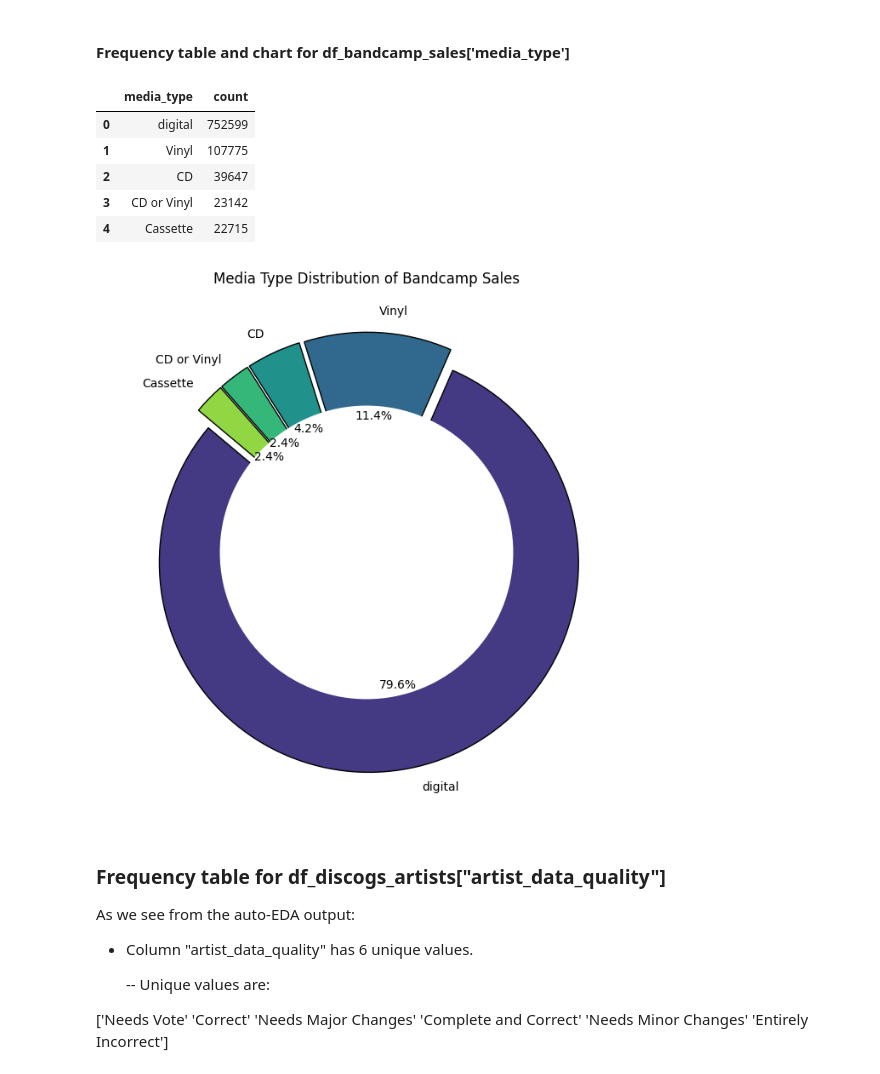
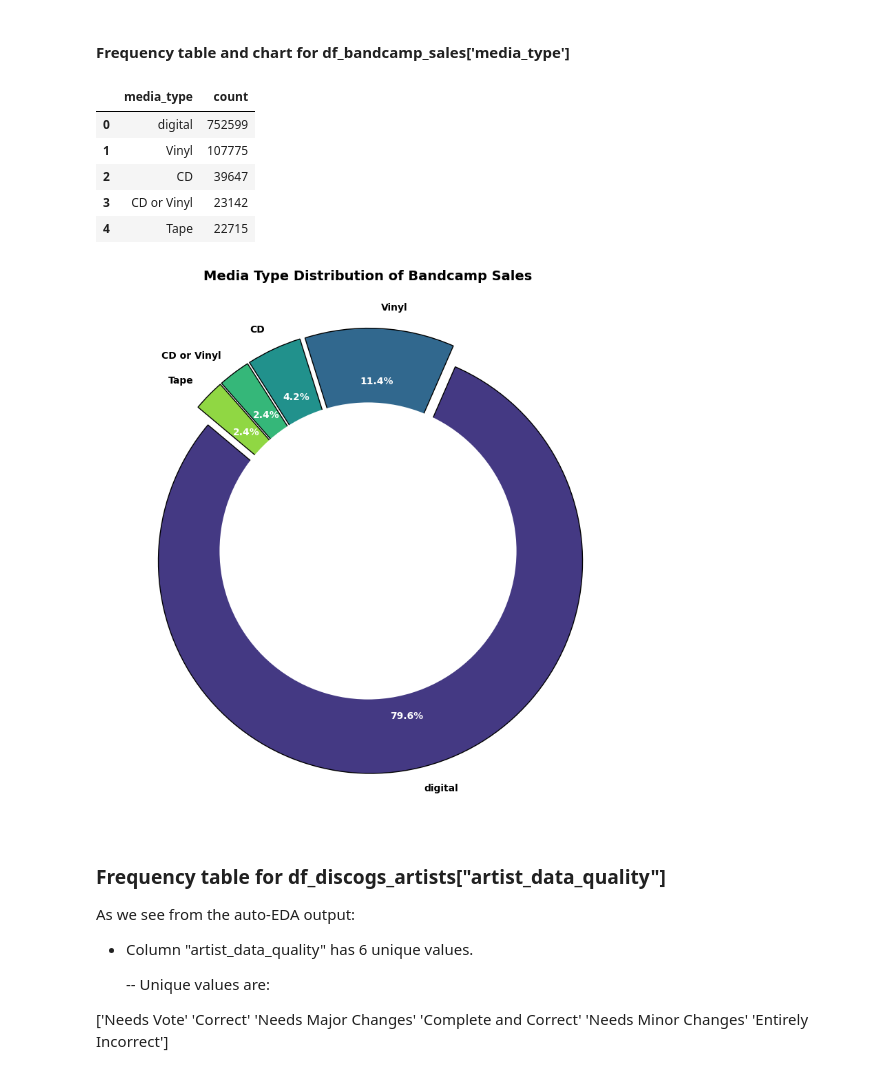
Before and after one commit to Funnear/end-to-end-data-analysis, a Jupyter notebook: notebooks/eda_and_cleanup_part2.ipynb, the cells around one changed output. Drawn from its saved outputs; the diff is of its cells as text; code cells hidden in the pictures.

Commit message:
completed data cleanup and frequency charts for some nominal categorical data. EDA done.

```diff
--- a/notebooks/eda_and_cleanup_part2.ipynb
+++ b/notebooks/eda_and_cleanup_part2.ipynb
@@ -37,7 +30,7 @@ df_discogs_releases = project_pack.dictionary['df_discogs_releases'].dataframe
 # %%
-df_bandcamp_sales = project_pack.dictionary['df_bandcamp_sales'].dataframe
-df_discogs_artists = project_pack.dictionary['df_discogs_artists'].dataframe
-df_discogs_releases = project_pack.dictionary['df_discogs_releases'].dataframe
+df_bandcamp_sales = project_pack.dictionary['df_bandcamp_sales'].dataframe.copy()
+df_discogs_artists = project_pack.dictionary['df_discogs_artists'].dataframe.copy()
+df_discogs_releases = project_pack.dictionary['df_discogs_releases'].dataframe.copy()
 # %% [markdown]
 ### Frequency counts for df_bandcamp_sales product types
 
@@ -255,39 +247,51 @@ media_type_counts
 | 1 | Vinyl | 107775 |
 | 2 | CD | 39647 |
 | 3 | CD or Vinyl | 23142 |
-| 4 | Cassette | 22715 |
+| 4 | Tape | 22715 |
 # %%
 logging.getLogger().setLevel(logging.ERROR)
 
-# Create a donut chart for media_type distribution
-plt.figure(figsize=(8, 8))
+# Create a figure for the donut chart with size (10, 10)
+plt.figure(figsize=(10, 10))
 
 # Define colors and explode values for better visualization
 colors = sns.color_palette("viridis", len(media_type_counts))
 explode = [0.05] * len(media_type_counts)  # Slightly separate each slice
 
 # Create the pie chart with a white circle in the center to make it a donut chart
-plt.pie(
+wedges, texts, autotexts = plt.pie(
     media_type_counts["count"],
     labels=media_type_counts["media_type"],
     autopct='%1.1f%%',
     startangle=140,
     colors=colors,
     explode=explode,
-    wedgeprops={"edgecolor": "black"}
+    wedgeprops={"edgecolor": "black"},
+    pctdistance=0.75  # Moves percentage labels closer to the center for better contrast
 )
 
-# Draw a white circle in the center
+# Adjust text properties for better visibility
+for text in texts:
+    text.set_fontsize(10)  # Adjust label font size for readability
+    text.set_color("black")  # White text for better contrast on color background
+    text.set_weight("bold")
+
+for autotext in autotexts:
+    autotext.set_fontsize(10)  # Adjust percentage font size
+    autotext.set_color("white")  # White color for contrast against colored slices
+    autotext.set_weight("bold")  # Make text bold for better readability
+
+# Draw a white circle in the center to make it a donut chart
 center_circle = plt.Circle((0, 0), 0.70, fc='white')
 plt.gca().add_artist(center_circle)
 
 # Set title and display the plot
-plt.title("Media Type Distribution of Bandcamp Sales")
+plt.title("Media Type Distribution of Bandcamp Sales", fontsize=14, fontweight='bold')
 plt.show()
 
 logging.getLogger().setLevel(logging.DEBUG)
 # %% [output]
-[figure, old version]
+[figure, new version]
 # %% [markdown]
 ### Frequency table for df_discogs_artists["artist_data_quality"]
 
```
Also changed, not shown: parts of 26 cells of this notebook, 5 other files.
